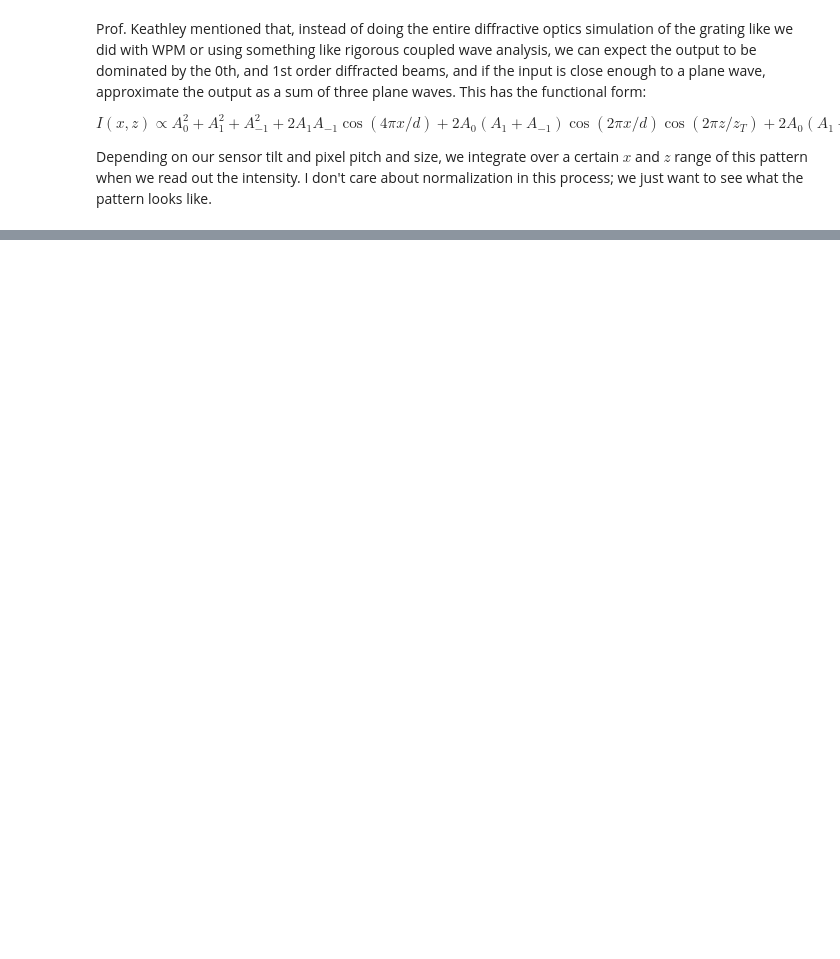
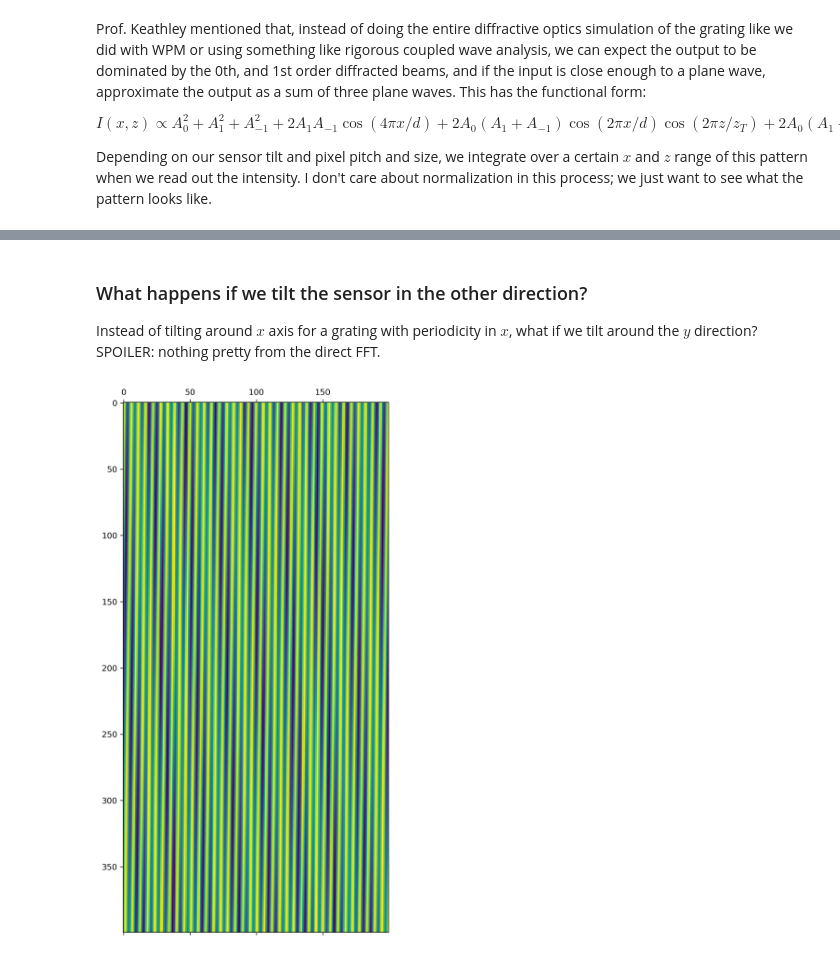
Before and after one commit to Certaingemstone/OpenQuantum, a Jupyter notebook: teaching/mit-spring-2024/experiment/talbot-wavemeter/3planewaves.ipynb, the cells around one changed output, grey strips where cells are left out. Drawn from its saved outputs; the diff is of its cells as text; code cells hidden in the pictures; blank space fills up the shorter version.

```diff
--- a/teaching/mit-spring-2024/experiment/talbot-wavemeter/3planewaves.ipynb
+++ b/teaching/mit-spring-2024/experiment/talbot-wavemeter/3planewaves.ipynb
@@ -130,0 +142,38 @@ plt.show()
+# %% [markdown]
+### What happens if we tilt the sensor in the other direction?
+Instead of tilting around $x$ axis for a grating with periodicity in $x$, what if we tilt around the $y$ direction? SPOILER: nothing pretty from the direct FFT.
+# %%
+# angle of sensor
+theta = 20 * np.pi/180
+
+# (erroneous) rotation of sensor
+phi = 0.1 * np.pi/180
+
+#####
+
+# Initialize the positions of samples with zero tilt
+nsx = nxpix * samples_per_pixel
+nsy = nypix * samples_per_pixel
+
+xvals = np.linspace(0, nsx * samplelen, nsx)
+yvals = np.linspace(0, nsy * samplelen, nsy)
+xx, yy = np.meshgrid(xvals, yvals)
+
+# perform a rotation of the sensor around z (an example imperfection)
+xx, yy = DoRotation(xx, yy, phi)
+
+# perform the tilt of the sensor around y
+zz = xx * np.sin(theta)
+xx = xx * np.cos(theta)
+
+# At each of the sampled points, compute I(x,z)
+I = factor1 * np.cos(4*np.pi*xx / gratinglen) + factor2 * np.cos(2*np.pi*xx / gratinglen) * np.cos(2*np.pi*zz / z_T) + factor3 * np.sin(2*np.pi*xx / gratinglen) * np.sin(2*np.pi*zz / z_T)
+# Downsample back into nxpix by nypix by sum
+sum_I = skimage.measure.block_reduce(I, (samples_per_pixel, samples_per_pixel), np.sum)
+
+fig, ax = plt.subplots(figsize=(12,12), dpi=300)
+#ax.matshow(sum_I[:, 0:1])
+ax.matshow(sum_I)
+plt.show()
+# %% [output]
+[figure, added]
```
Also changed, not shown: parts of 19 cells of this notebook, 11 other files.
